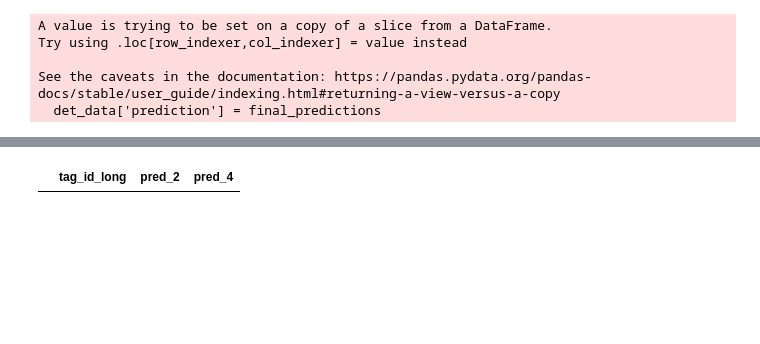
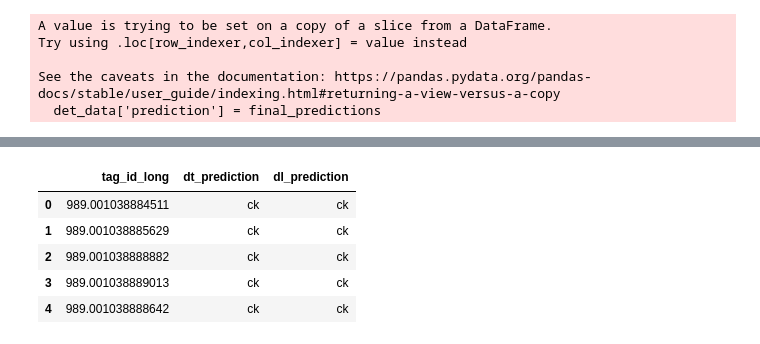
Before and after one commit to brahmwg/Bottlenecks_MDS_Capstone, a Jupyter notebook: mds_deliverables/species_prediction_model/demo/demo.ipynb, the cells around one changed output, grey strips where cells are left out. Saved outputs shown, nothing was run; the diff lists cells and outputs as text; code cells hidden in the pictures; blank space fills up the shorter version.

```diff
--- a/mds_deliverables/species_prediction_model/demo/demo.ipynb
+++ b/mds_deliverables/species_prediction_model/demo/demo.ipynb
@@ -117,0 +154,2 @@ See the caveats in the documentation: https://pandas.pydata.org/pandas-docs/stab
+# %%
+prob_results = voting_classifier_probabilistic(processed_data)
@@ -118,8 +184,12 @@ See the caveats in the documentation: https://pandas.pydata.org/pandas-docs/stab
 # %%
-prob_results = pd.DataFrame(columns=['tag_id_long','pred_2','pred_4'])
-prob_results
+prob_results.head()
 # %% [output]
-|  | tag_id_long | pred_2 | pred_4 |
+|  | tag_id_long | dt_prediction | dl_prediction |
+| 0 | 989.001038884511 | ck | ck |
+| 1 | 989.001038885629 | ck | ck |
+| 2 | 989.001038888882 | ck | ck |
+| 3 | 989.001038889013 | ck | ck |
+| 4 | 989.001038888642 | ck | ck |
 # %%
 def voting_classifier(det_results,prob_results):
     df = det_results.merge(prob_results,on='tag_id_long',how='left')
```
Also changed, not shown: parts of 9 cells of this notebook, 3 other files.
